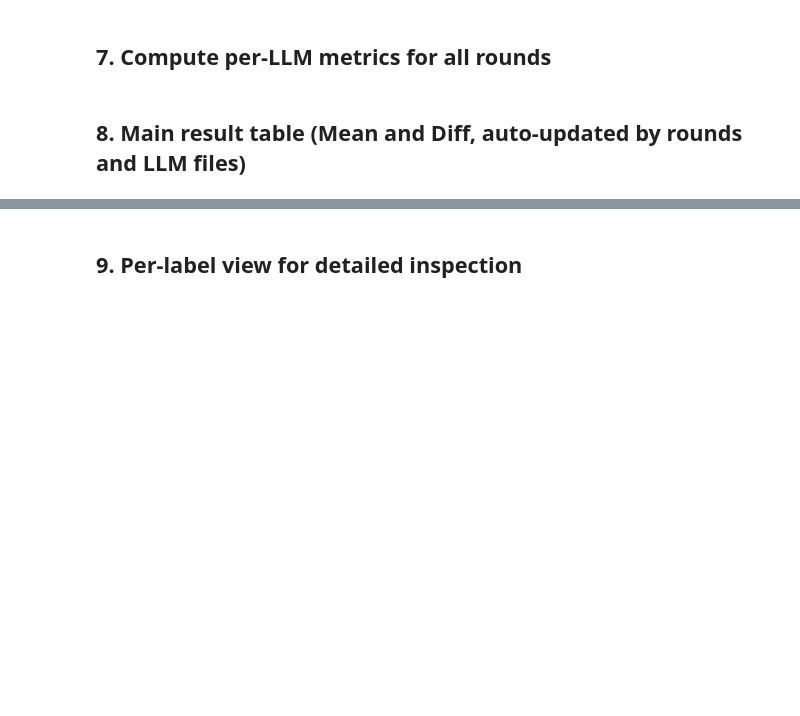
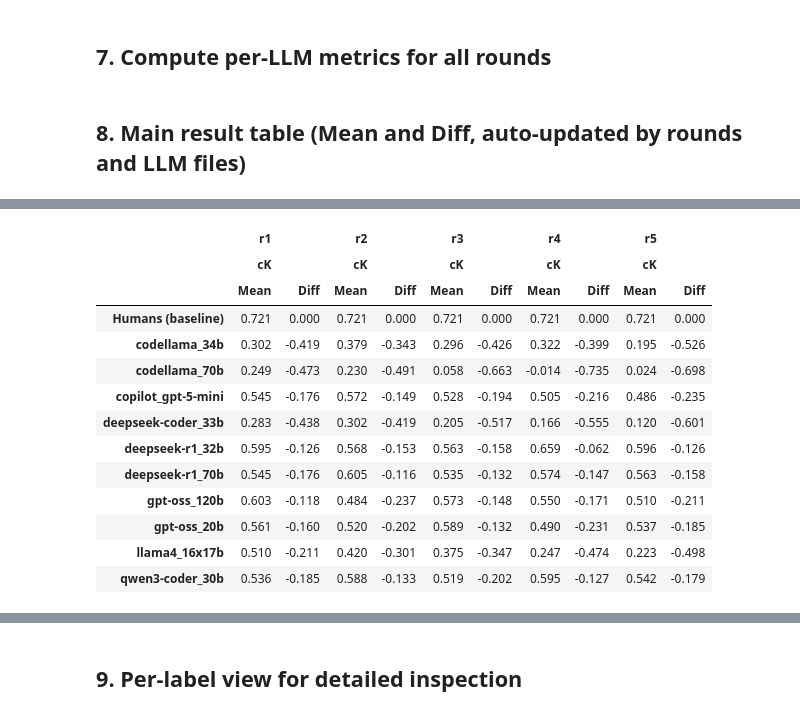
Before and after one commit to Maes95/llm-commit-classification, a Jupyter notebook: analysis/disagreement_analysis.ipynb, the cells around one changed output, grey strips where cells are left out. Saved outputs shown, nothing was run; the diff lists cells and outputs as text; code cells hidden in the pictures; blank space fills up the shorter version.

```diff
--- a/analysis/disagreement_analysis.ipynb
+++ b/analysis/disagreement_analysis.ipynb
@@ -1029,0 +1062,18 @@ Legend: Green = Human baseline (except aT Baseline). Yellow = Highest in each co
+# %%
+ck_df = combined.loc[:, combined.columns.get_level_values(1) == "cK"]
+ck_df.style.apply(style_single_metric, metric="cK", axis=None).format("{:.3f}", na_rep="—")
+# %% [output]
+|  | r1 |  | r2 |  | r3 |  | r4 |  | r5 |  |
+|  | cK |  | cK |  | cK |  | cK |  | cK |  |
+|  | Mean | Diff | Mean | Diff | Mean | Diff | Mean | Diff | Mean | Diff |
+| Humans (baseline) | 0.721 | 0.000 | 0.721 | 0.000 | 0.721 | 0.000 | 0.721 | 0.000 | 0.721 | 0.000 |
+| codellama_34b | 0.302 | -0.419 | 0.379 | -0.343 | 0.296 | -0.426 | 0.322 | -0.399 | 0.195 | -0.526 |
+| codellama_70b | 0.249 | -0.473 | 0.230 | -0.491 | 0.058 | -0.663 | -0.014 | -0.735 | 0.024 | -0.698 |
+| copilot_gpt-5-mini | 0.545 | -0.176 | 0.572 | -0.149 | 0.528 | -0.194 | 0.505 | -0.216 | 0.486 | -0.235 |
+| deepseek-coder_33b | 0.283 | -0.438 | 0.302 | -0.419 | 0.205 | -0.517 | 0.166 | -0.555 | 0.120 | -0.601 |
+| deepseek-r1_32b | 0.595 | -0.126 | 0.568 | -0.153 | 0.563 | -0.158 | 0.659 | -0.062 | 0.596 | -0.126 |
+| deepseek-r1_70b | 0.545 | -0.176 | 0.605 | -0.116 | 0.535 | -0.132 | 0.574 | -0.147 | 0.563 | -0.158 |
+| gpt-oss_120b | 0.603 | -0.118 | 0.484 | -0.237 | 0.573 | -0.148 | 0.550 | -0.171 | 0.510 | -0.211 |
+| gpt-oss_20b | 0.561 | -0.160 | 0.520 | -0.202 | 0.589 | -0.132 | 0.490 | -0.231 | 0.537 | -0.185 |
+| llama4_16x17b | 0.510 | -0.211 | 0.420 | -0.301 | 0.375 | -0.347 | 0.247 | -0.474 | 0.223 | -0.498 |
+| qwen3-coder_30b | 0.536 | -0.185 | 0.588 | -0.133 | 0.519 | -0.202 | 0.595 | -0.127 | 0.542 | -0.179 |
```
Also changed, not shown: parts of 9 cells of this notebook.
